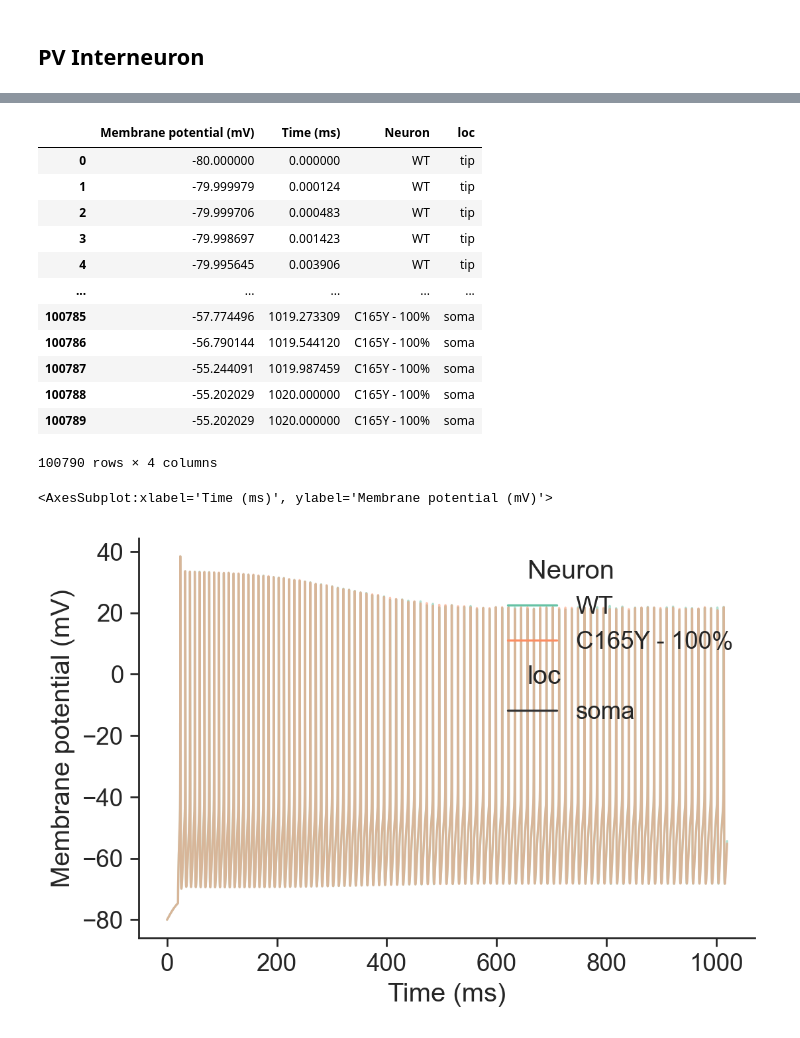
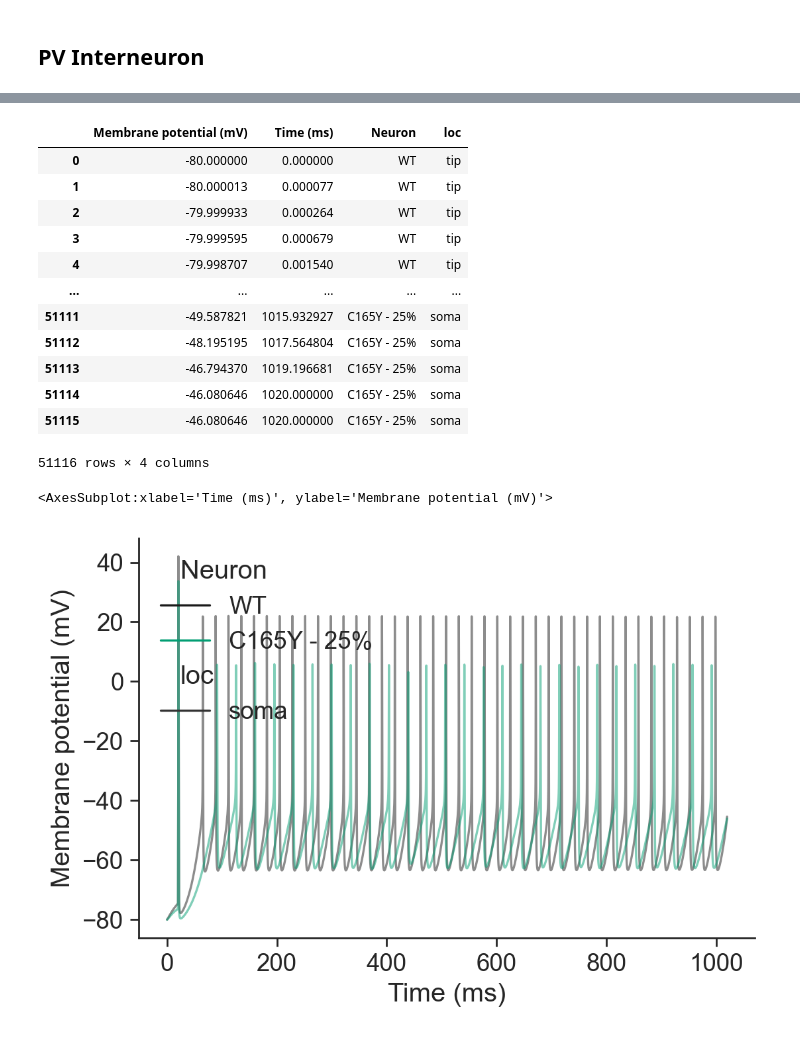
Before and after one commit to ChrisCurrin/pv-kcnc2, a Jupyter notebook: notebook.ipynb, the cells around one changed output, grey strips where cells are left out. Drawn from its saved outputs; the diff is of its cells as text; code cells hidden in the pictures.

Commit message:
feat: run I-F curves for pv neuron

```diff
--- a/notebook.ipynb
+++ b/notebook.ipynb
@@ -402,6 +562,11 @@ pv[4]
 # %%
-amp = 0.5  # nA
+amp = 2  # nA
 dur = 1000  # ms
+
+pv_wt = get_pv("WT")
+
+pv_mut_1 = get_pv("C165Y - 25%")
+mut(pv_mut_1, 0.25)
 
 # create datafrome for voltage at nodes
 v_df = pd.DataFrame()
@@ -442,30 +607,30 @@ v_df
 # %% [output]
 |  | Membrane potential (mV) | Time (ms) | Neuron | loc |
 | 0 | -80.000000 | 0.000000 | WT | tip |
-| 1 | -79.999979 | 0.000124 | WT | tip |
-| 2 | -79.999706 | 0.000483 | WT | tip |
-| 3 | -79.998697 | 0.001423 | WT | tip |
-| 4 | -79.995645 | 0.003906 | WT | tip |
+| 1 | -80.000013 | 0.000077 | WT | tip |
+| 2 | -79.999933 | 0.000264 | WT | tip |
+| 3 | -79.999595 | 0.000679 | WT | tip |
+| 4 | -79.998707 | 0.001540 | WT | tip |
 | ... | ... | ... | ... | ... |
-| 100785 | -57.774496 | 1019.273309 | C165Y - 100% | soma |
-| 100786 | -56.790144 | 1019.544120 | C165Y - 100% | soma |
-| 100787 | -55.244091 | 1019.987459 | C165Y - 100% | soma |
-| 100788 | -55.202029 | 1020.000000 | C165Y - 100% | soma |
-| 100789 | -55.202029 | 1020.000000 | C165Y - 100% | soma |
+| 51111 | -49.587821 | 1015.932927 | C165Y - 25% | soma |
+| 51112 | -48.195195 | 1017.564804 | C165Y - 25% | soma |
+| 51113 | -46.794370 | 1019.196681 | C165Y - 25% | soma |
+| 51114 | -46.080646 | 1020.000000 | C165Y - 25% | soma |
+| 51115 | -46.080646 | 1020.000000 | C165Y - 25% | soma |
-100790 rows × 4 columns
+51116 rows × 4 columns
 # %%
 
 sns.lineplot(
     data=v_df,
     x=TIME_LABEL,
     y=VOLTAGE_LABEL,
     hue="Neuron",
-    hue_order=["WT", "C165Y - 100%"],
-    palette="Set2",
+    hue_order=["WT", "C165Y - 25%"],
+    palette=['k', 'g'],
     style="loc",
     style_order=["soma"],
     alpha=0.5,
 )
 # %% [output]
 <AxesSubplot:xlabel='Time (ms)', ylabel='Membrane potential (mV)'>
-[figure, old version]
+[figure, new version]
```
Also changed, not shown: parts of 8 cells of this notebook, 7 other files.
